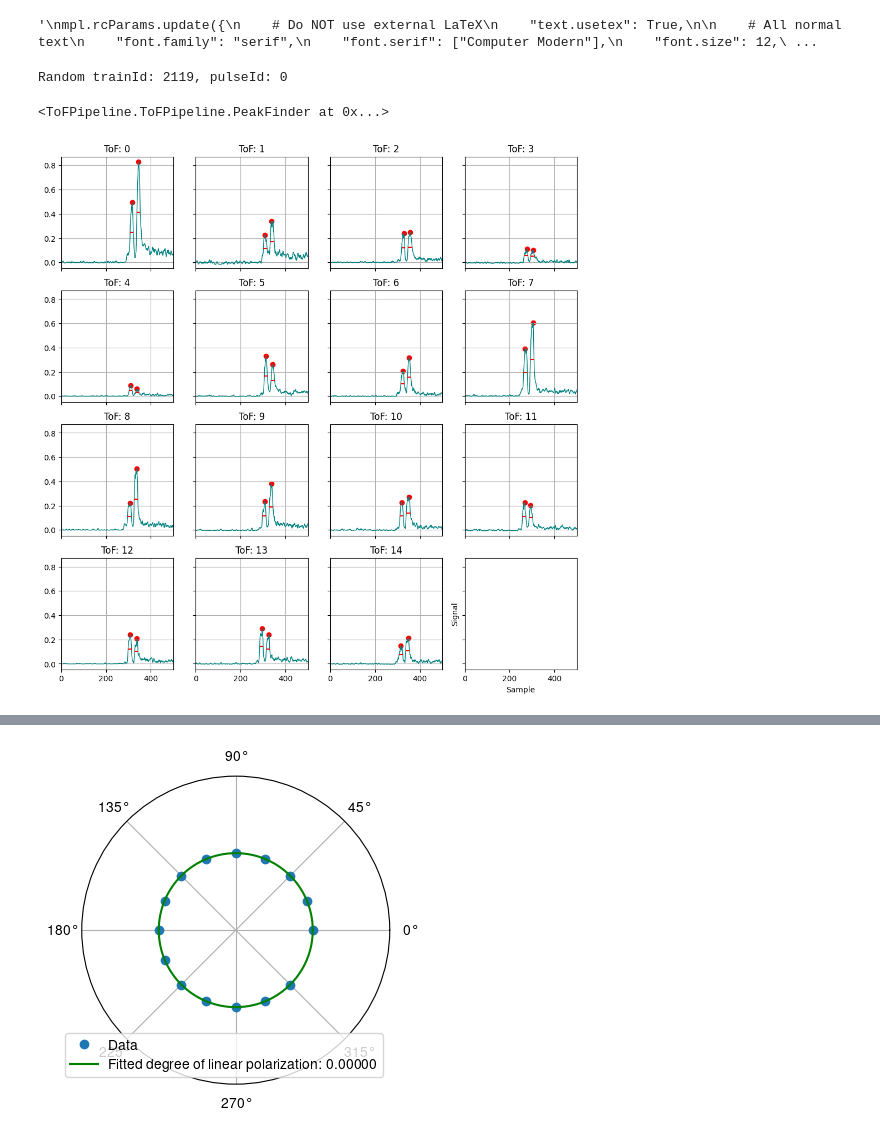
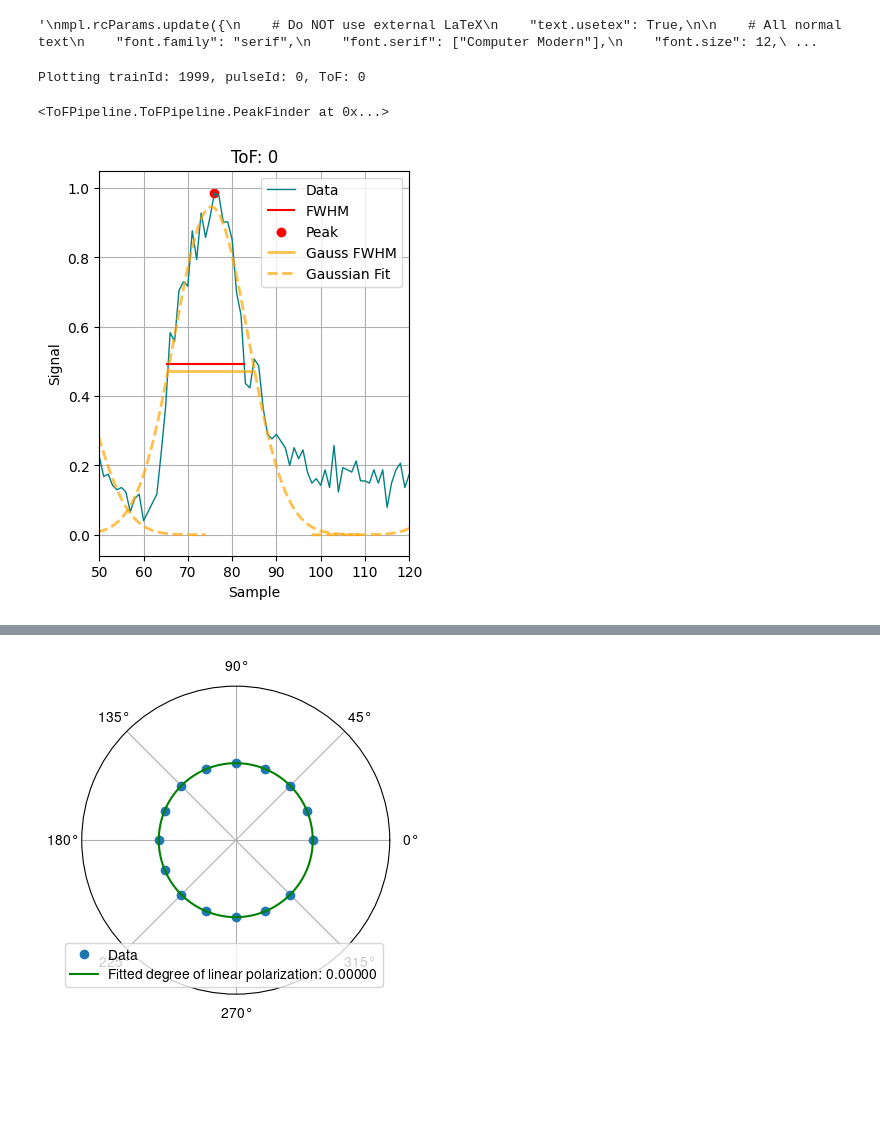
Before and after one commit to XAC-CFEL/PolScope, a Jupyter notebook: test.ipynb, the cells around one changed output, grey strips where cells are left out. Saved outputs shown, nothing was run; the diff lists cells and outputs as text; code cells hidden in the pictures; blank space fills up the shorter version.

```diff
--- a/test.ipynb
+++ b/test.ipynb
@@ -22,7 +22,7 @@ mpl.rcParams.update({
 # %%
 importlib.reload(ToFPipeline)
 ToFPipeline.GlobalConfig.load("ToFPipeline/config.yaml")
-runNo=2119
+runNo=1999
 # %%
 raw = """
 > |Photon Energy|daq_run|Ugap|Ushift
@@ -159,10 +159,11 @@ raw = """
 data = ToFPipeline.NXSLoader("data").load(runNumbers=[runNo]).defaultPreprocessing(baselineRegion=[1800,1850])
 # %%
 #%matplotlib widget
-results = ToFPipeline.PeakFinder(data.data).stack().normalize().smooth().process(threshold=0.01,peakNo=1,roi=[100,500],minWidth=False,symmetric=False).dataframe()
-results.results["pos"] = results.results["pos"] + 100
-results.plot(trainIndex=2119,logScale=False,xmin=0,xmax=500)
+results = ToFPipeline.PeakFinder(data.data).stack().normalize().smooth(windowSize=1).process(threshold=0.01,peakNo=2,roi=[0,250],minWidth=False,symmetric=False).dataframe()
+results.results["pos"] = results.results["pos"] #+ 100
+results.fitGaussians(useUpperHalf=False,multiGauss=[1,1,1])
+results.plotSingle(logScale=False,xmin=50,xmax=120,figsize=(12,4),showGaussianFit=True)
 # %% [output]
-Random trainId: 2119, pulseId: 0
+Plotting trainId: 1999, pulseId: 0, ToF: 0
 <ToFPipeline.ToFPipeline.PeakFinder at 0x...>
-[figure, old version]
+[figure, new version]
```
Also changed, not shown: parts of 5 cells of this notebook, 6 other files.
